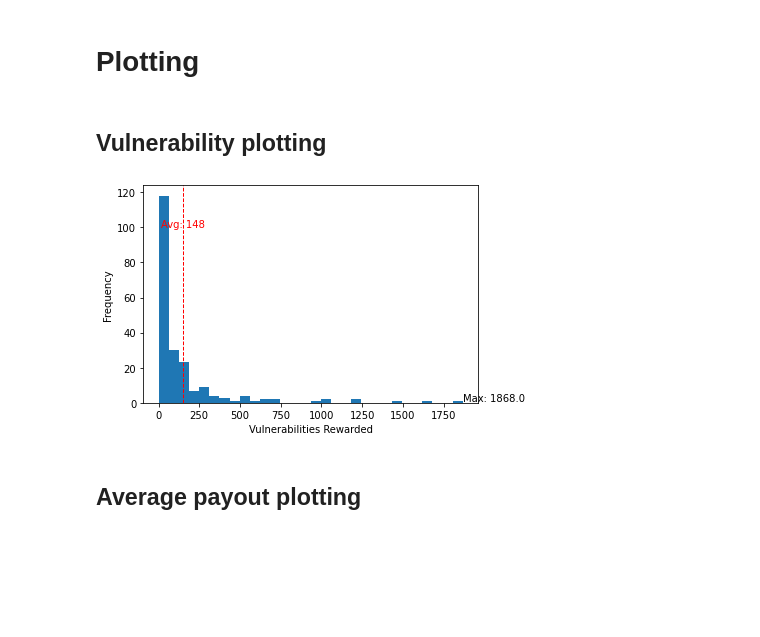
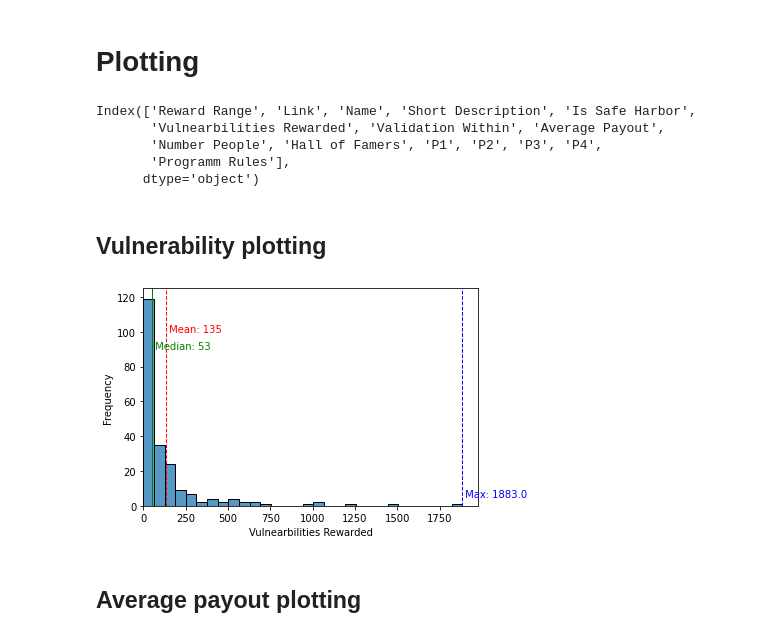
Before and after one commit to patrickahrend/data-analytics-bugcrowd, a Jupyter notebook: src/analytics_notebook.ipynb, the cells around one changed output. Saved outputs shown, nothing was run; the diff lists cells and outputs as text; code cells hidden in the pictures; blank space fills up the shorter version.

Commit message:
add new plotting function

```diff
--- a/src/analytics_notebook.ipynb
+++ b/src/analytics_notebook.ipynb
@@ -234,29 +234,49 @@ df_new["P4"] = cleanse_priority(df_new["P4"])
 df_new.to_excel('/Users/patrickahrend/Developer/data-analytics-bugcrowd/data-octa/bugcrowd_modified_24.12.xlsx', index=False)
 # %% [markdown]
 # Plotting
+# %%
+df = pd.read_excel("/Users/patrickahrend/Developer/data-analytics-bugcrowd/data-octa/bugcrowd_modified_24.12.xlsx")
+# %%
+df.columns
+# %% [output]
+Index(['Reward Range', 'Link', 'Name', 'Short Description', 'Is Safe Harbor',
+       'Vulnearbilities Rewarded', 'Validation Within', 'Average Payout',
+       'Number People', 'Hall of Famers', 'P1', 'P2', 'P3', 'P4',
+       'Programm Rules'],
+      dtype='object')
 # %% [markdown]
 ## Vulnerability plotting
-# %%
-# read the CSV file into a DataFrame
-df = pd.read_csv("./data-octa/BugCrowd-Program-V3.csv")
-
-# print the maximum and minimum values of the Vulnerabilities_rewarded column
-max_value = df["Vulnearbilities_rewarded"].max()
-
-# create a histogram of the Vulnerabilities_rewarded column
-df["Vulnearbilities_rewarded"].plot.hist(bins=30)
-plt.xlabel("Vulnerabilities Rewarded")
-plt.ylabel("Frequency")
-plt.text(max_value, 1, "Max: " + str(max_value))
-
-
-avg = df["Vulnearbilities_rewarded"].mean()
-plt.axvline(avg, color="r", linestyle="dashed", linewidth=1)
-plt.text(avg, 100, "Avg: " + str(int(avg)), ha="center", color="r")
-
-plt.savefig("/Users/patrickahrend/Developer/data-analytics-bugcrowd/diagrams/Vulnearbilities_rewarded.png")
-# %% [output]
-[figure, removed]
+# %%
+def plot_histogram(df, column):
+    # Create a histogram of the specified column
+    sns.histplot(df[column], bins=30)
+    plt.xlim(0, None)
+
+    # Add labels to the plot
+    plt.xlabel(column)
+    plt.ylabel("Frequency")
+
+    # Add a vertical line for the mean value
+    mean = df[column].mean()
+    plt.axvline(mean, color="r", linestyle="dashed", linewidth=1)
+    plt.text(mean, 100, " Mean: " + str(int(mean)), ha="left", color="r")
+
+    # Add a vertical line for the median value
+    median = df[column].median()
+    plt.axvline(median, color="g", linestyle="solid", linewidth=1)
+    plt.text(median, 90, " Median: " + str(int(median)), ha="left", color="g")
+
+    # Add a vertical line for the maximum value
+    max_value = df[column].max()
+    plt.axvline(max_value, color="b", linestyle="dashed", linewidth=1)
+    plt.text(max_value, 5, " Max: " + str(max_value), ha="left", color="b")
+
+    # Save the plot to a file
+    plt.savefig(f"/Users/patrickahrend/Developer/data-analytics-bugcrowd/diagrams/histogram_{column}.png")
+# %%
+plot_histogram(df, "Vulnearbilities Rewarded")
+# %% [output]
+[figure, added]
 # %% [markdown]
 ## Average payout plotting
 # %%
```
